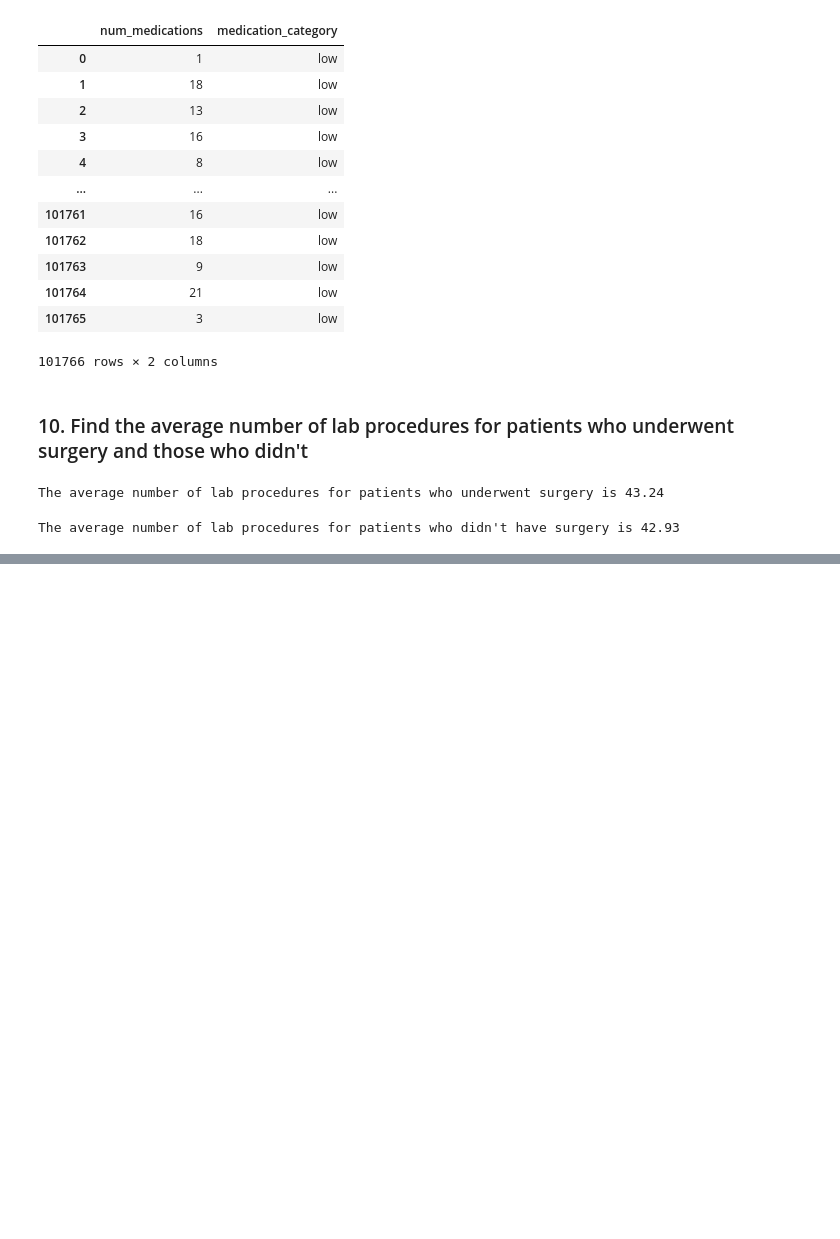
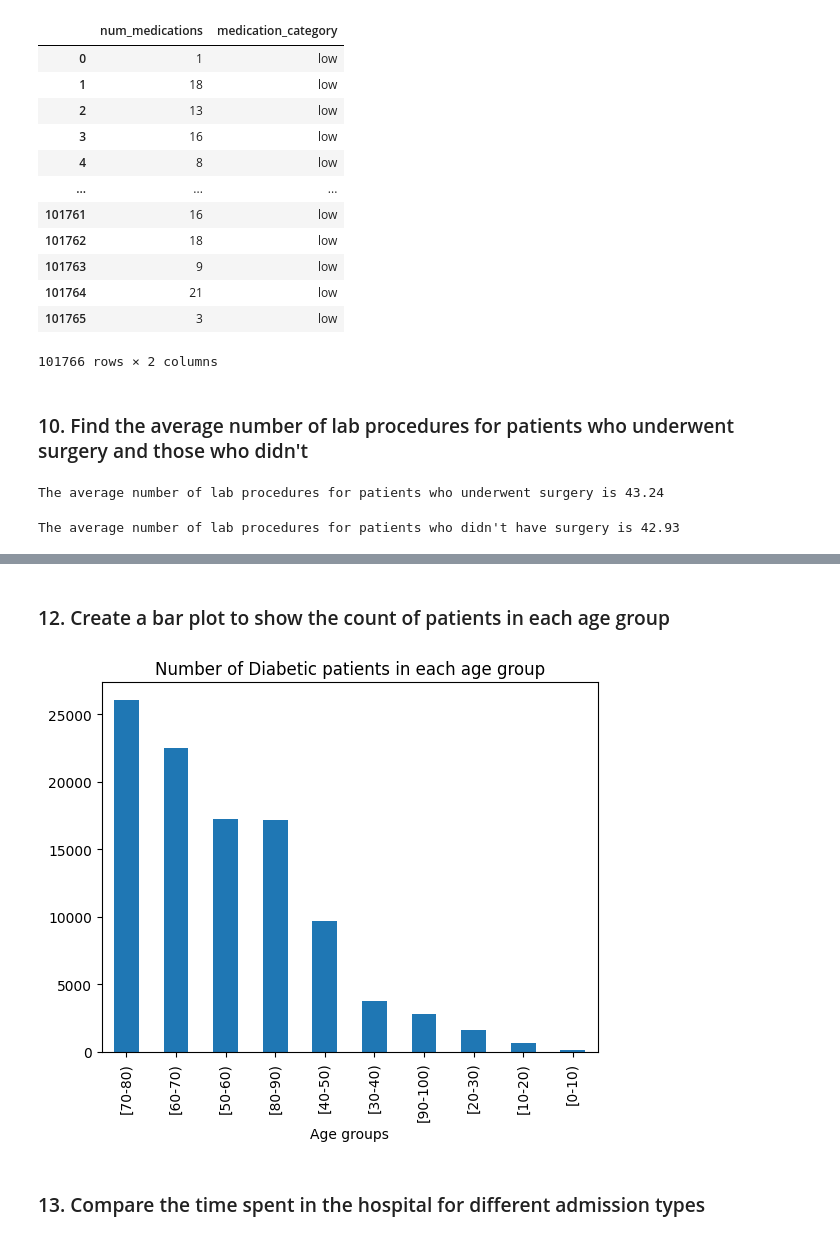
Before and after one commit to Thomas-George-T/Diabetic-Readmission-Exploration, a Jupyter notebook: Forecasting-Diabetic-Readmissions.ipynb, the cells around one changed output, grey strips where cells are left out. Cells and saved outputs as stored; diff of their text form; code cells hidden in the pictures; blank space fills up the shorter version.

```diff
--- a/Forecasting-Diabetic-Readmissions.ipynb
+++ b/Forecasting-Diabetic-Readmissions.ipynb
@@ -240,0 +431,10 @@ The average number of lab procedures for patients who didn't have surgery is 42.
+# %% [markdown]
+<h3> 12. Create a bar plot to show the count of patients in each age group</h3>
+# %%
+age_dist.plot(kind='bar')
+plt.xlabel("Age groups")
+plt.title("Number of Diabetic patients in each age group");
+# %% [output]
+[figure, added]
+# %% [markdown]
+<h3>13. Compare the time spent in the hospital for different admission types </h3>
```
Also changed, not shown: parts of 44 cells of this notebook, 1 other file.
